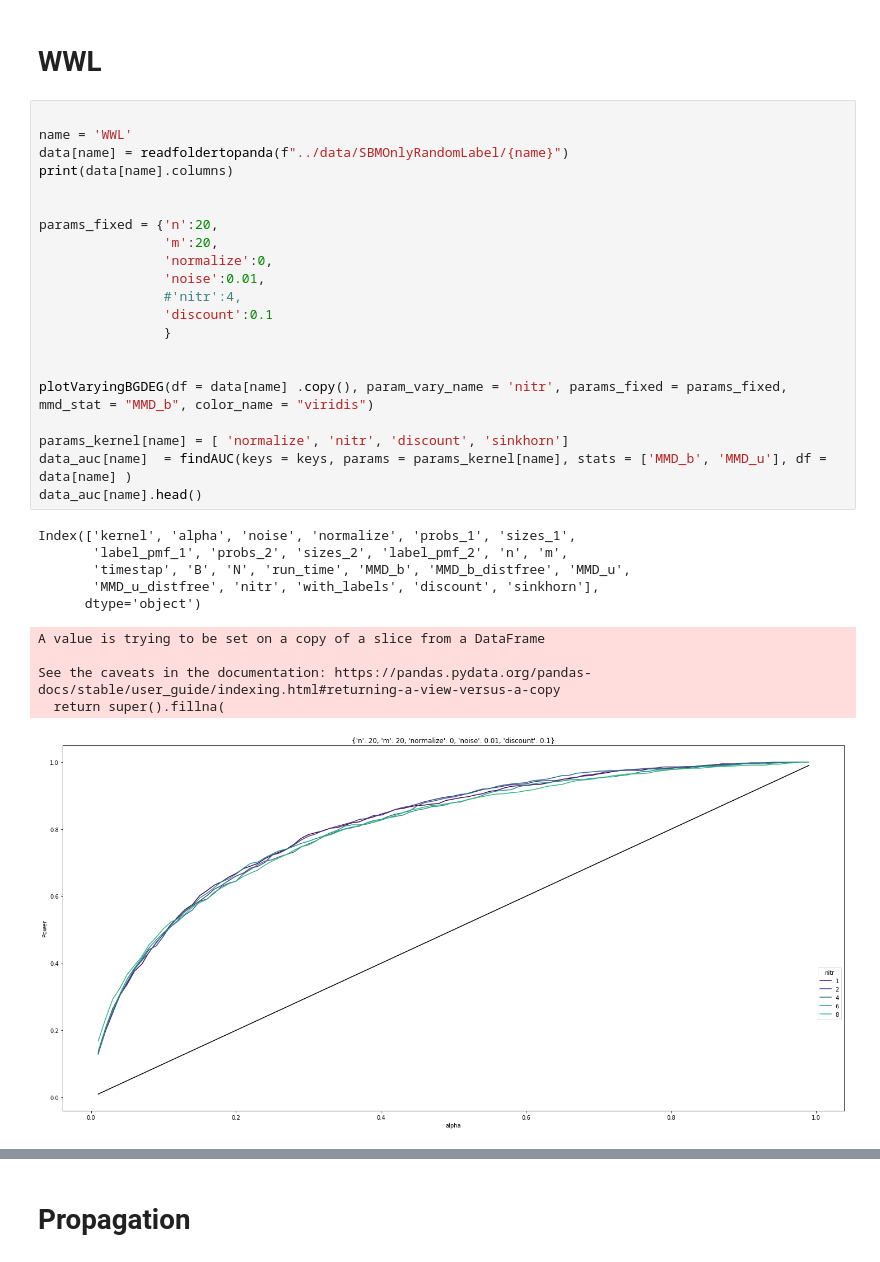
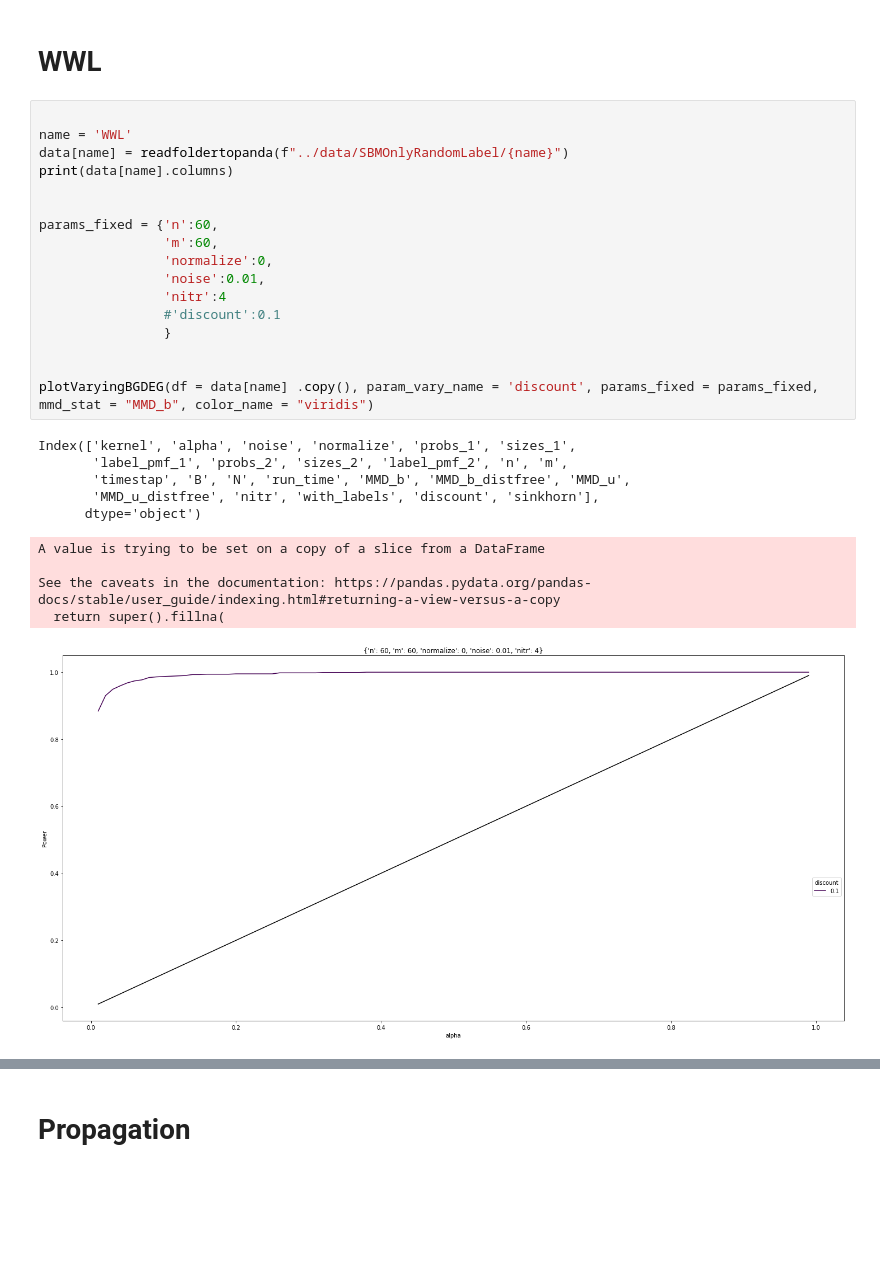
Before and after one commit to ragnarlevi/GTST, a Jupyter notebook: Analysis/SBMOnlyRandomLabels.ipynb, the cells around one changed output, grey strips where cells are left out. Saved outputs shown, nothing was run; the diff lists cells and outputs as text; blank space fills up the shorter version.

```diff
--- a/Analysis/SBMOnlyRandomLabels.ipynb
+++ b/Analysis/SBMOnlyRandomLabels.ipynb
@@ -120,32 +91,28 @@ data_auc['SP'].head()
 # %%
 
 name = 'WWL'
 data[name] = readfoldertopanda(f"../data/SBMOnlyRandomLabel/{name}")
 print(data[name].columns)
 
 
-params_fixed = {'n':20,
-                'm':20,
+params_fixed = {'n':60,
+                'm':60,
                 'normalize':0,
                 'noise':0.01,
-                #'nitr':4,
-                'discount':0.1
+                'nitr':4
+                #'discount':0.1
                 }
 
 
-plotVaryingBGDEG(df = data[name] .copy(), param_vary_name = 'nitr', params_fixed = params_fixed, mmd_stat = "MMD_b", color_name = "viridis")
-
-params_kernel[name] = [ 'normalize', 'nitr', 'discount', 'sinkhorn']
-data_auc[name]  = findAUC(keys = keys, params = params_kernel[name], stats = ['MMD_b', 'MMD_u'], df = data[name] )
-data_auc[name].head()
+plotVaryingBGDEG(df = data[name] .copy(), param_vary_name = 'discount', params_fixed = params_fixed, mmd_stat = "MMD_b", color_name = "viridis")
 # %% [output]
 Index(['kernel', 'alpha', 'noise', 'normalize', 'probs_1', 'sizes_1',
        'label_pmf_1', 'probs_2', 'sizes_2', 'label_pmf_2', 'n', 'm',
        'timestap', 'B', 'N', 'run_time', 'MMD_b', 'MMD_b_distfree', 'MMD_u',
        'MMD_u_distfree', 'nitr', 'with_labels', 'discount', 'sinkhorn'],
       dtype='object')
 A value is trying to be set on a copy of a slice from a DataFrame
 
 See the caveats in the documentation: https://pandas.pydata.org/pandas-docs/stable/user_guide/indexing.html#returning-a-view-versus-a-copy
   return super().fillna(
-[figure, old version]
+[figure, new version]
```
Also changed, not shown: parts of 22 cells of this notebook, 4 other files.
